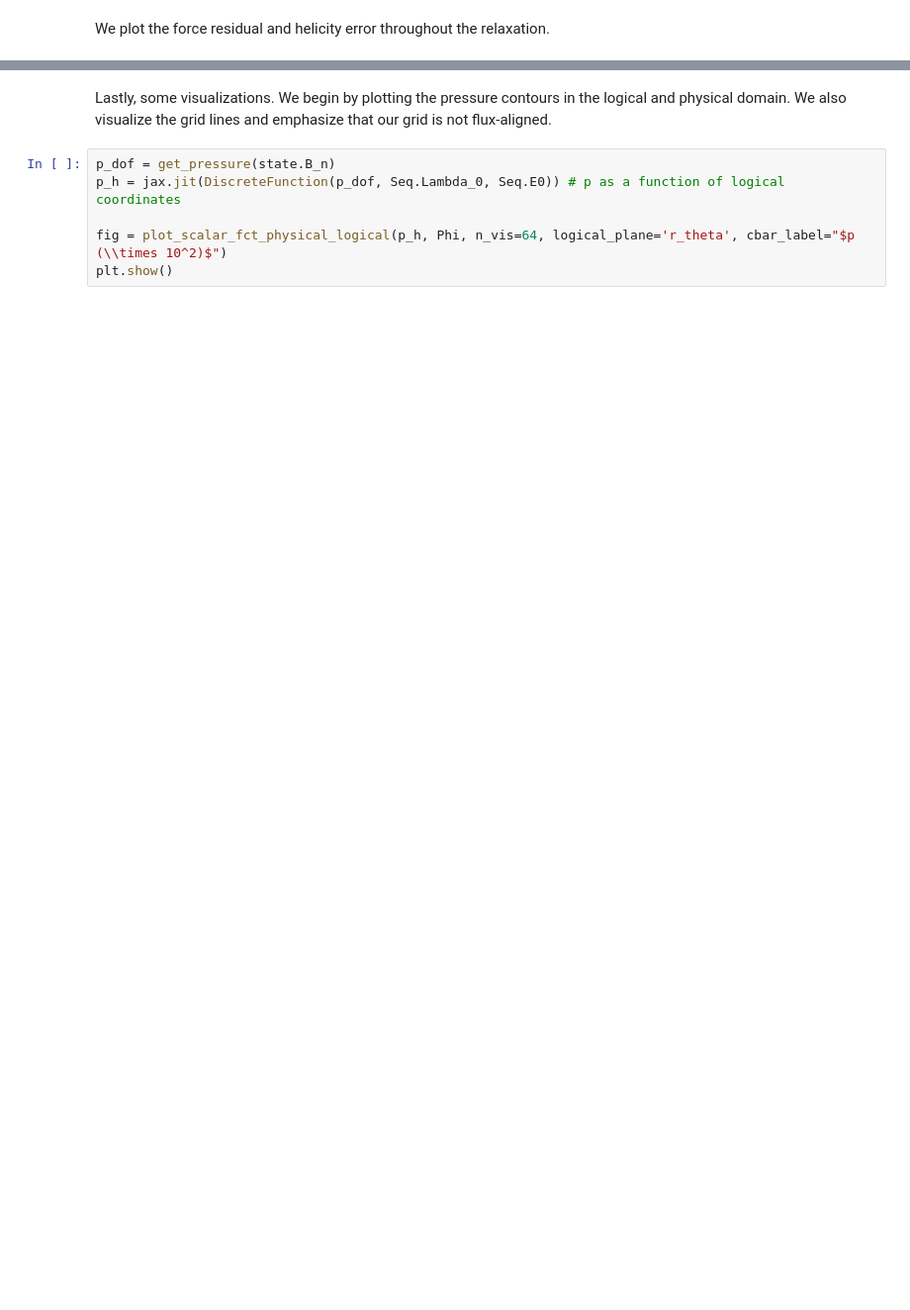
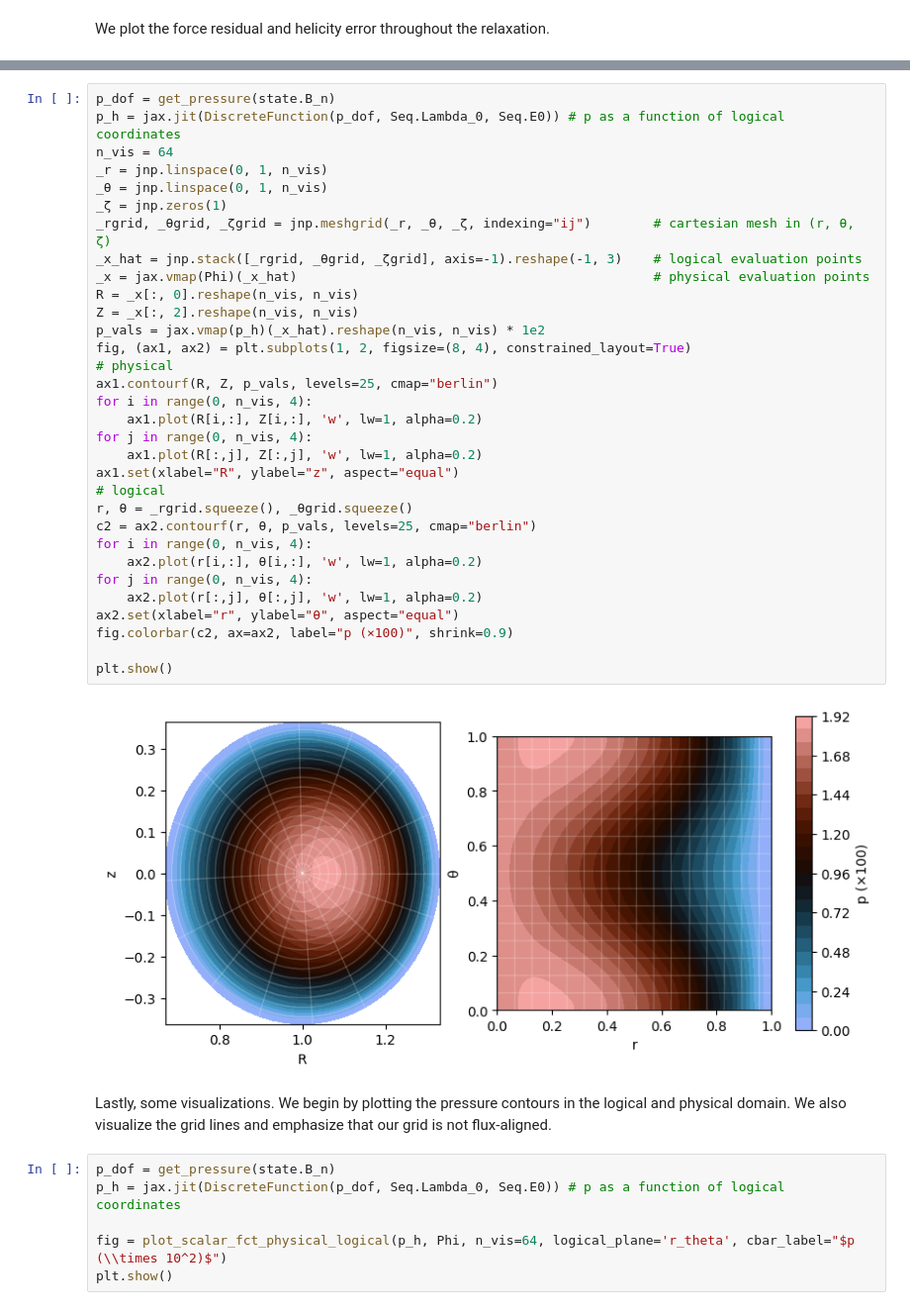
Before and after one commit to ToBlick/mrx, a Jupyter notebook: docs/source/notebooks/MRX_tokamak_demo.ipynb, the cells around one changed output, grey strips where cells are left out. Shown at 99% size. Cells and saved outputs as stored; diff of their text form; blank space fills up the shorter version.

```diff
--- a/docs/source/notebooks/MRX_tokamak_demo.ipynb
+++ b/docs/source/notebooks/MRX_tokamak_demo.ipynb
@@ -260,3 +254,37 @@ plt.show()
+# %%
+p_dof = get_pressure(state.B_n)
+p_h = jax.jit(DiscreteFunction(p_dof, Seq.Lambda_0, Seq.E0)) # p as a function of logical coordinates
+n_vis = 64
+_r = jnp.linspace(0, 1, n_vis)
+_θ = jnp.linspace(0, 1, n_vis)
+_ζ = jnp.zeros(1)
+_rgrid, _θgrid, _ζgrid = jnp.meshgrid(_r, _θ, _ζ, indexing="ij")        # cartesian mesh in (r, θ, ζ)
+_x_hat = jnp.stack([_rgrid, _θgrid, _ζgrid], axis=-1).reshape(-1, 3)    # logical evaluation points
+_x = jax.vmap(Phi)(_x_hat)                                              # physical evaluation points
+R = _x[:, 0].reshape(n_vis, n_vis)
+Z = _x[:, 2].reshape(n_vis, n_vis)
+p_vals = jax.vmap(p_h)(_x_hat).reshape(n_vis, n_vis) * 1e2
+fig, (ax1, ax2) = plt.subplots(1, 2, figsize=(8, 4), constrained_layout=True)
+# physical
+ax1.contourf(R, Z, p_vals, levels=25, cmap="berlin")
+for i in range(0, n_vis, 4):
+    ax1.plot(R[i,:], Z[i,:], 'w', lw=1, alpha=0.2)
+for j in range(0, n_vis, 4):
+    ax1.plot(R[:,j], Z[:,j], 'w', lw=1, alpha=0.2)
+ax1.set(xlabel="R", ylabel="z", aspect="equal")
+# logical
+r, θ = _rgrid.squeeze(), _θgrid.squeeze()
+c2 = ax2.contourf(r, θ, p_vals, levels=25, cmap="berlin")
+for i in range(0, n_vis, 4):
+    ax2.plot(r[i,:], θ[i,:], 'w', lw=1, alpha=0.2)
+for j in range(0, n_vis, 4):
+    ax2.plot(r[:,j], θ[:,j], 'w', lw=1, alpha=0.2)
+ax2.set(xlabel="r", ylabel="θ", aspect="equal")
+fig.colorbar(c2, ax=ax2, label="p (×100)", shrink=0.9)
+
+plt.show()
+# %% [output]
+[figure, added]
 # %% [markdown]
 Lastly, some visualizations. We begin by plotting the pressure contours in the logical and physical domain. We also visualize the grid lines and emphasize that our grid is not flux-aligned.
 # %%
```
Also changed, not shown: parts of 11 cells of this notebook, 31 other files.
